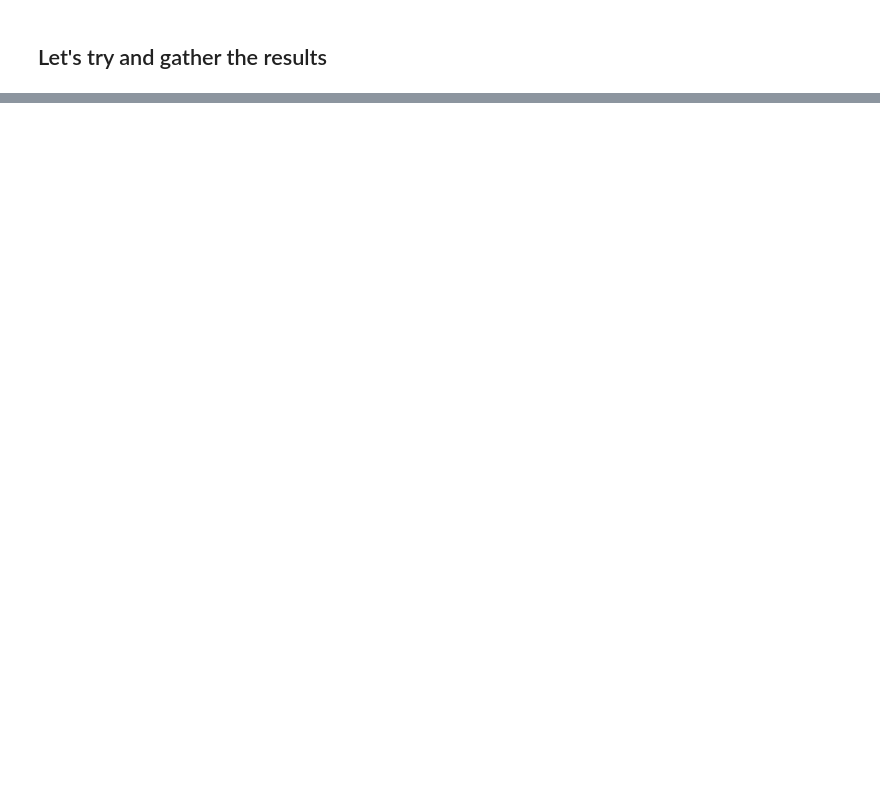
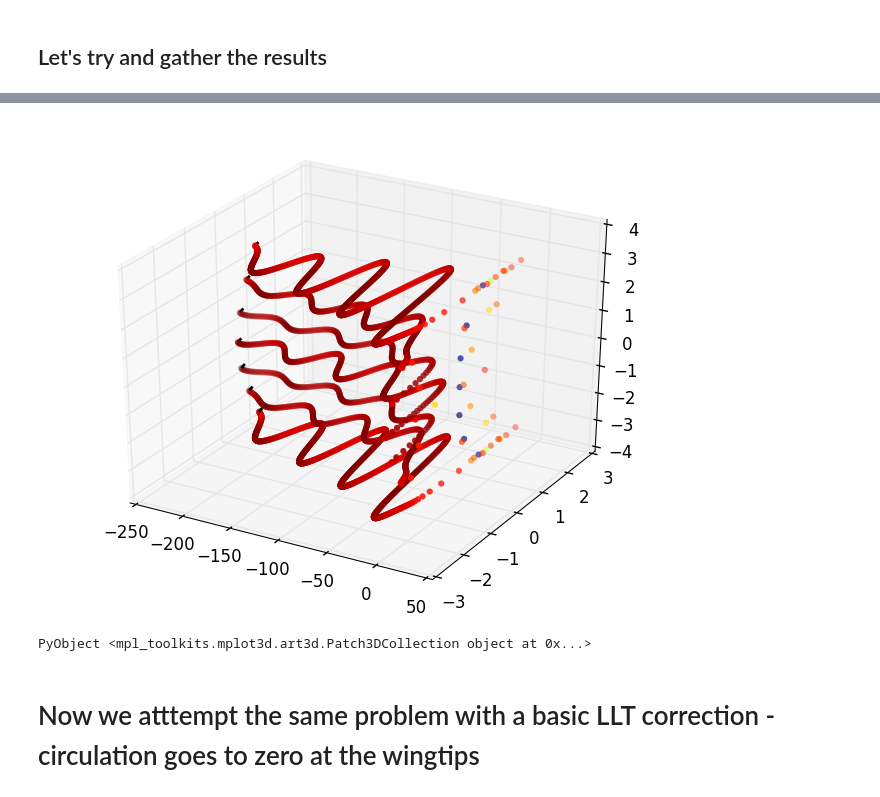
Before and after one commit to KiranRamesh-Aero/UnsteadyFlowSolvers.jl, a Jupyter notebook: Notebooks/Flexible_firstBending.ipynb, the cells around one changed output, grey strips where cells are left out. Saved outputs shown, nothing was run; the diff lists cells and outputs as text; code cells hidden in the pictures; blank space fills up the shorter version.

```diff
--- a/Notebooks/Flexible_firstBending.ipynb
+++ b/Notebooks/Flexible_firstBending.ipynb
@@ -269,0 +430,35 @@ T*c/u
+# %%
+### Visualise the 3D problem
+fig = figure()
+ax = gca(projection="3d")
+
+plot3D(map(q->q.x, surf1.bv),map(q->q.z,surf1.bv),-3,"y",color = "black",linewidth=2.0)
+plot3D(map(q->q.x, surf2.bv),map(q->q.z,surf2.bv),-2,"y",color = "black",linewidth=2.0)
+plot3D(map(q->q.x, surf3.bv),map(q->q.z,surf3.bv),-1,"y",color = "black",linewidth=2.0)
+plot3D(map(q->q.x, surf4.bv),map(q->q.z,surf4.bv),0, "y",color = "black",linewidth=2.0)
+plot3D(map(q->q.x, surf1.bv),map(q->q.z,surf1.bv),3, "y",color = "black",linewidth=2.0)
+plot3D(map(q->q.x, surf2.bv),map(q->q.z,surf2.bv),2, "y",color = "black",linewidth=2.0)
+plot3D(map(q->q.x, surf3.bv),map(q->q.z,surf3.bv),1, "y",color = "black",linewidth=2.0)
+
+
+scatter3D(map(q->q.x, curfield1.tev),map(q->q.z,curfield1.tev),-3,"z",s=20,c=map(q->q.s,curfield1.tev),cmap=ColorMap("jet"),edgecolors="none")
+scatter3D(map(q->q.x, curfield2.tev),map(q->q.z,curfield2.tev),-2,"z",s=20,c=map(q->q.s,curfield2.tev),cmap=ColorMap("jet"),edgecolors="none")
+scatter3D(map(q->q.x, curfield3.tev),map(q->q.z,curfield3.tev),-1,"z",s=20,c=map(q->q.s,curfield3.tev),cmap=ColorMap("jet"),edgecolors="none")
+scatter3D(map(q->q.x, curfield4.tev),map(q->q.z,curfield4.tev),0,"z",s=20,c=map(q->q.s,curfield4.tev),cmap=ColorMap("jet"),edgecolors="none")
+scatter3D(map(q->q.x, curfield1.tev),map(q->q.z,curfield1.tev),3,"z",s=20,c=map(q->q.s,curfield1.tev),cmap=ColorMap("jet"),edgecolors="none")
+scatter3D(map(q->q.x, curfield2.tev),map(q->q.z,curfield2.tev),2,"z",s=20,c=map(q->q.s,curfield2.tev),cmap=ColorMap("jet"),edgecolors="none")
+scatter3D(map(q->q.x, curfield3.tev),map(q->q.z,curfield3.tev),1,"z",s=20,c=map(q->q.s,curfield3.tev),cmap=ColorMap("jet"),edgecolors="none")
+
+
+
+
+
+
+#axis("equal")
+#ax[:view_init](20, 120)
+# %% [output]
+[figure, added]
+PyObject <mpl_toolkits.mplot3d.art3d.Patch3DCollection object at 0x...>
+# %% [markdown]
+
+# Now we atttempt the same problem with a basic LLT correction - circulation goes to zero at the wingtips
```
Also changed, not shown: parts of 38 cells of this notebook, 2 other files.
